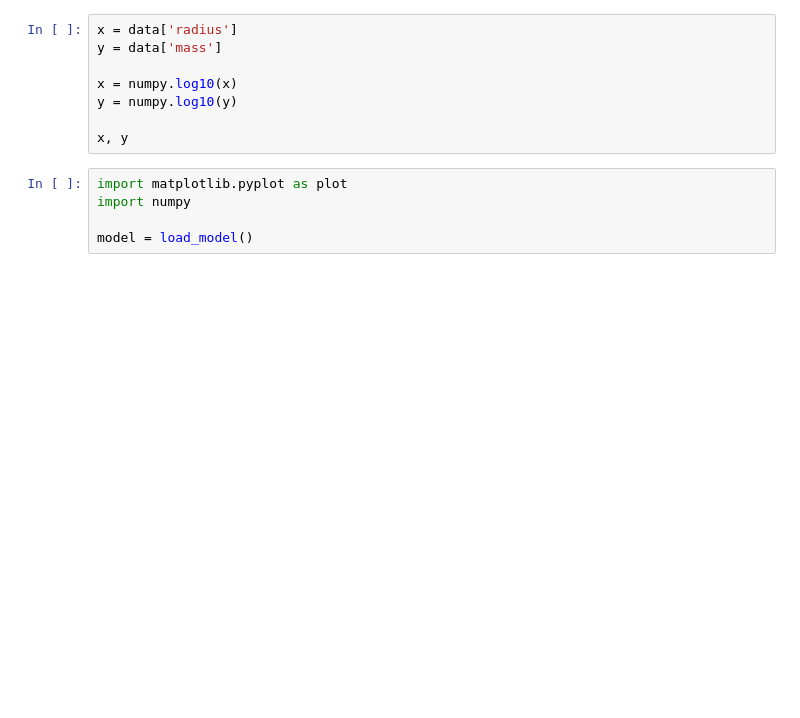
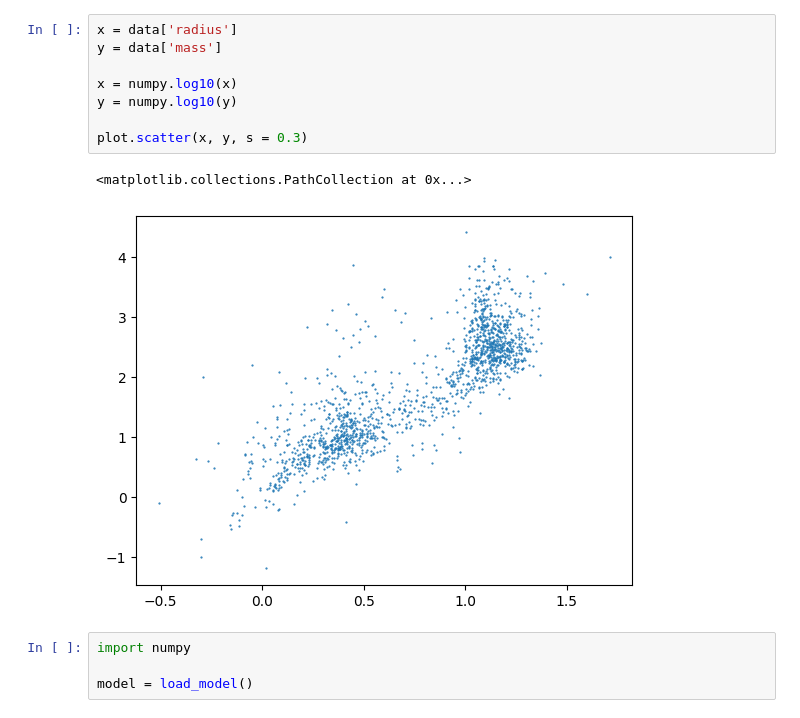
Before and after one commit to kzhu2099/ExoRM, a Jupyter notebook: ExoRM/example.ipynb, the cells around one changed output. Saved outputs shown, nothing was run; the diff lists cells and outputs as text; blank space fills up the shorter version.

```diff
--- a/ExoRM/example.ipynb
+++ b/ExoRM/example.ipynb
@@ -12,13 +33,15 @@ data
 # %%
 x = data['radius']
 y = data['mass']
 
 x = numpy.log10(x)
 y = numpy.log10(y)
 
-x, y
+plot.scatter(x, y, s = 0.3)
+# %% [output]
+<matplotlib.collections.PathCollection at 0x...>
+[figure, added]
 # %%
-import matplotlib.pyplot as plot
 import numpy
 
 model = load_model()
```
Also changed, not shown: parts of 5 cells of this notebook, 4 other files.
